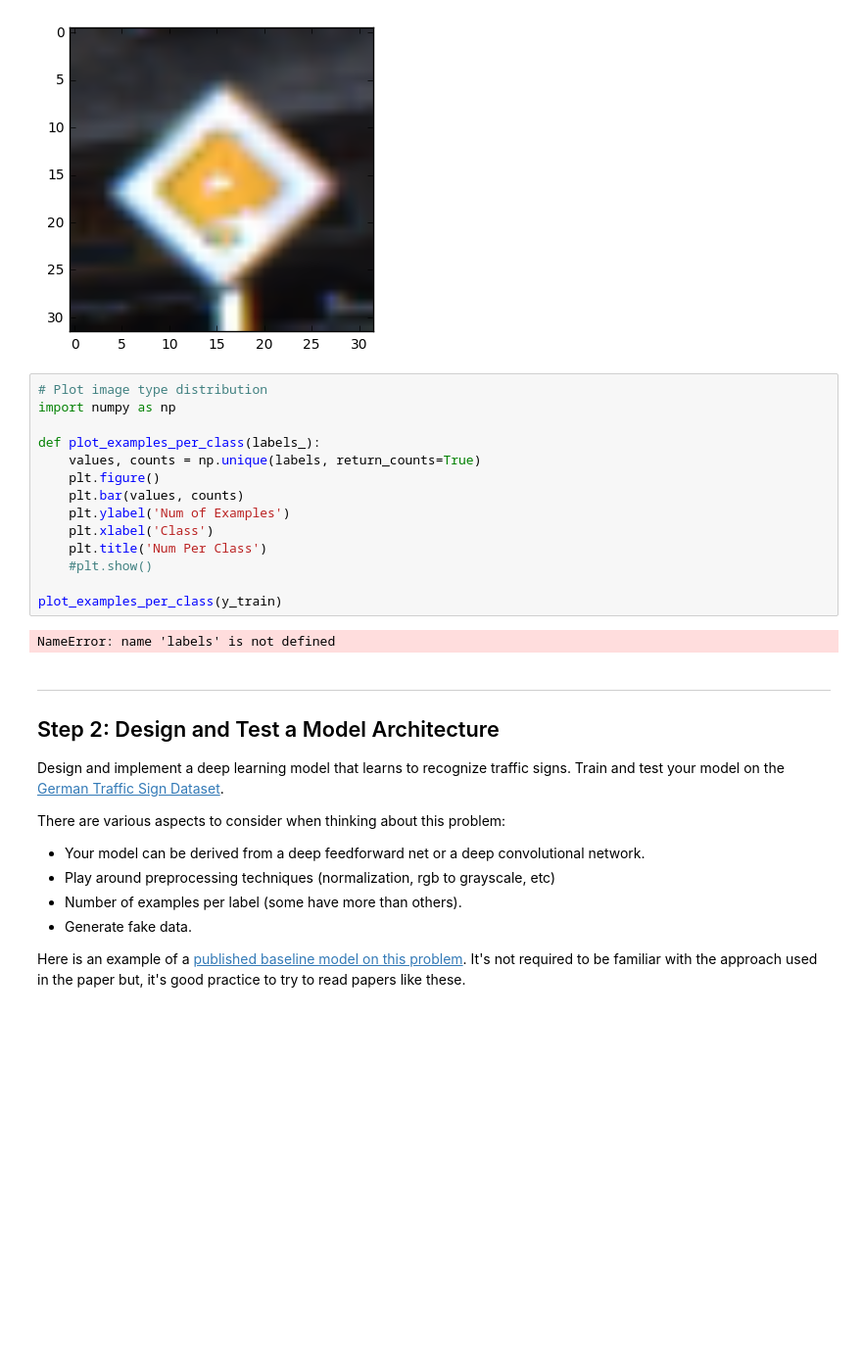
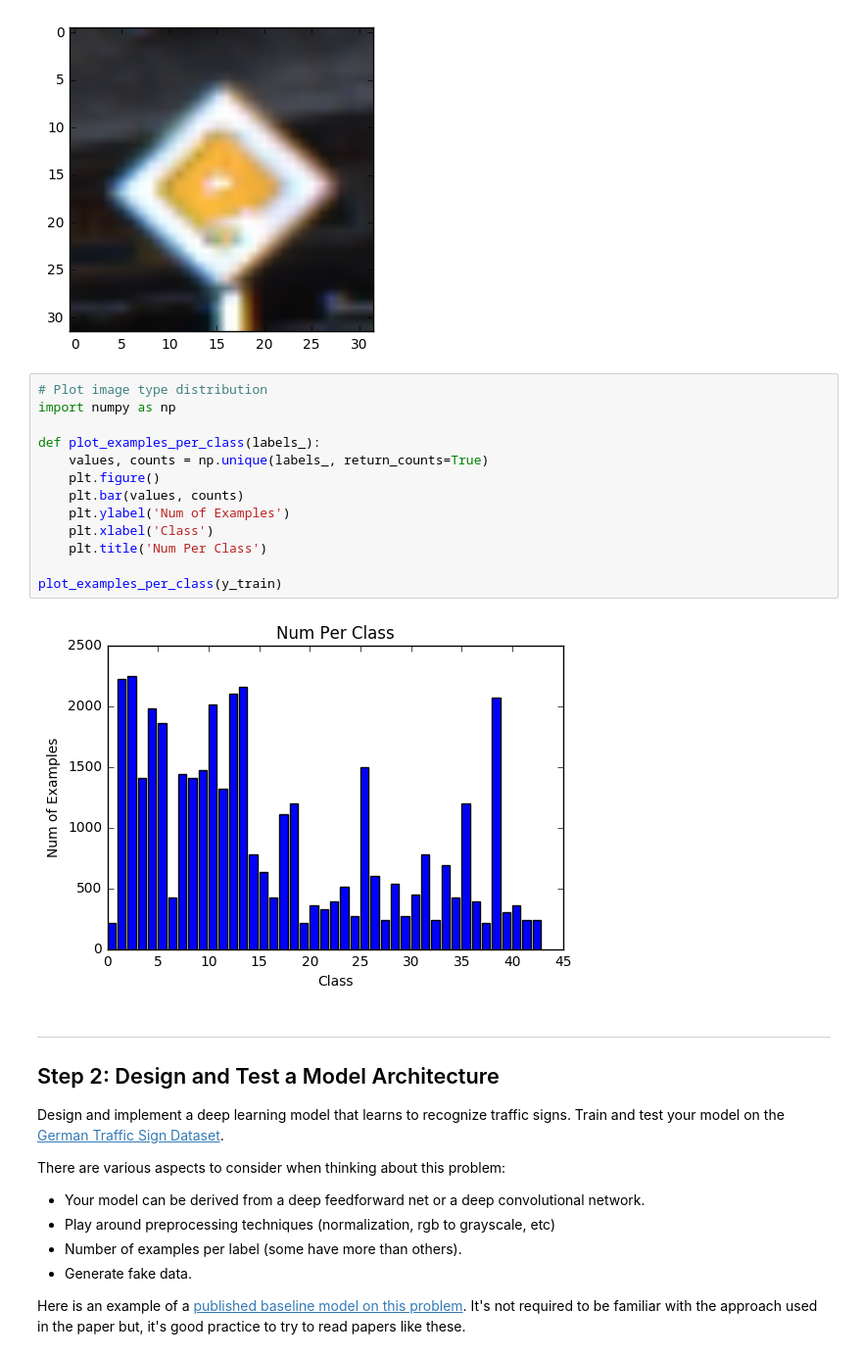
Before and after one commit to AloshkaD/traffic-signs, a Jupyter notebook: Traffic_Signs_Recognition.ipynb, the cells around one changed output. Shown at 98% size. Cells and saved outputs as stored; diff of their text form; blank space fills up the shorter version.

```diff
--- a/Traffic_Signs_Recognition.ipynb
+++ b/Traffic_Signs_Recognition.ipynb
@@ -97,19 +97,18 @@ Showing image # 20000 ...
 # %%
 # Plot image type distribution
 import numpy as np
 
 def plot_examples_per_class(labels_):
-    values, counts = np.unique(labels, return_counts=True)
+    values, counts = np.unique(labels_, return_counts=True)
     plt.figure()
     plt.bar(values, counts)
     plt.ylabel('Num of Examples')
     plt.xlabel('Class')
     plt.title('Num Per Class')
-    #plt.show()
 
 plot_examples_per_class(y_train)
 # %% [output]
-NameError: name 'labels' is not defined
+[figure, added]
 # %% [markdown]
 ----
 
```
Also changed, not shown: parts of 2 cells of this notebook.
